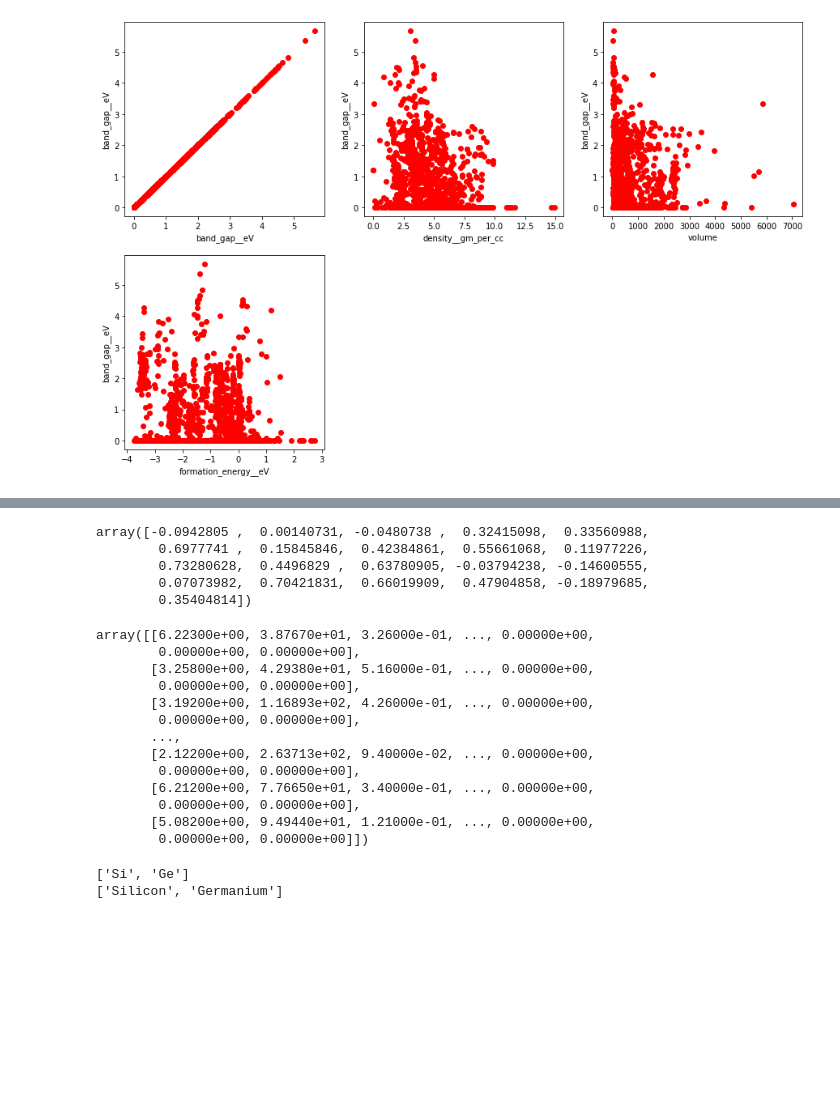
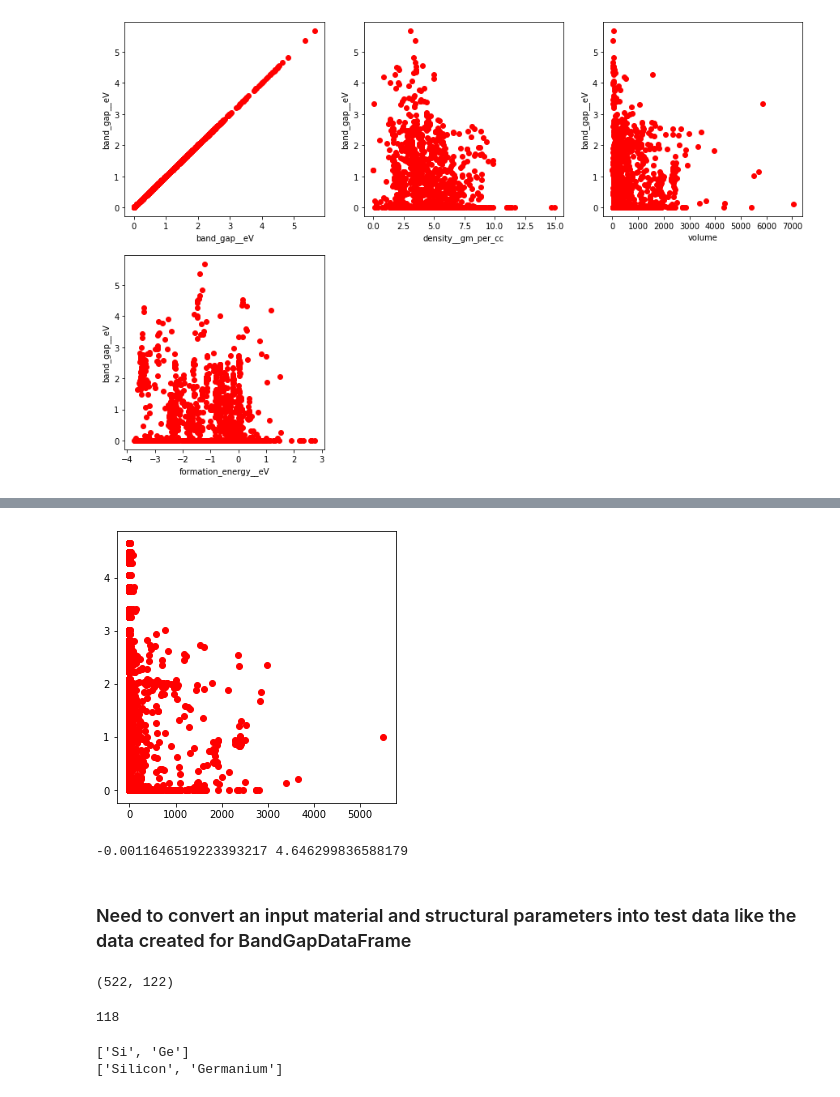
Before and after one commit to Exabyte-io/rewotes, a Jupyter notebook: emripka/ipynb/model_prototyping.ipynb, the cells around one changed output, grey strips where cells are left out. Drawn from its saved outputs; the diff is of its cells as text; code cells hidden in the pictures; blank space fills up the shorter version.

Commit message:
classes for user input conversion; general flow to predict bandgap in usage_prototyping.ipynb

```diff
--- a/emripka/ipynb/model_prototyping.ipynb
+++ b/emripka/ipynb/model_prototyping.ipynb
@@ -112,8 +126,8 @@ for idx, key in enumerate(non_element_keys):
 # %%
-X_keys = list(training_data_clean_df.keys())[2:]
-X = np.asarray(training_data_clean_df[X_keys])
+X_keys = list(dataframe.keys())[1:]
+X = np.asarray(dataframe[X_keys])
 #X = np.asarray(training_data_clean_df[["density__gm_per_cc","formation_energy__eV","volume"]])
-y = np.asarray(training_data_clean_df['band_gap__eV'])
+y = np.asarray(dataframe['band_gap__eV'])
 
 X_train, X_test, y_train, y_test = train_test_split(X, y, test_size=0.33, shuffle= True)
 # %%
@@ -177,27 +188,24 @@ Weights:  [-2.60421139e-01  6.48405785e-05 -7.19734539e-01  4.54134323e-02
-# %%
-predictions
-# %% [output]
-array([-0.0942805 ,  0.00140731, -0.0480738 ,  0.32415098,  0.33560988,
-        0.6977741 ,  0.15845846,  0.42384861,  0.55661068,  0.11977226,
-        0.73280628,  0.4496829 ,  0.63780905, -0.03794238, -0.14600555,
-        0.07073982,  0.70421831,  0.66019909,  0.47904858, -0.18979685,
-        0.35404814])
-# %%
-X_test
-# %% [output]
-array([[6.22300e+00, 3.87670e+01, 3.26000e-01, ..., 0.00000e+00,
-        0.00000e+00, 0.00000e+00],
-       [3.25800e+00, 4.29380e+01, 5.16000e-01, ..., 0.00000e+00,
-        0.00000e+00, 0.00000e+00],
-       [3.19200e+00, 1.16893e+02, 4.26000e-01, ..., 0.00000e+00,
-        0.00000e+00, 0.00000e+00],
-       ...,
-       [2.12200e+00, 2.63713e+02, 9.40000e-02, ..., 0.00000e+00,
-        0.00000e+00, 0.00000e+00],
-       [6.21200e+00, 7.76650e+01, 3.40000e-01, ..., 0.00000e+00,
-        0.00000e+00, 0.00000e+00],
-       [5.08200e+00, 9.49440e+01, 1.21000e-01, ..., 0.00000e+00,
-        0.00000e+00, 0.00000e+00]])
+# %%
+rcParams['figure.figsize'] = 5,5
+
+plt.plot(X_test, predictions, "ro")
+plt.show()
+# %% [output]
+[figure, added]
+# %%
+print(min(predictions),max(predictions))
+# %% [output]
+-0.0011646519223393217 4.646299836588179
+# %% [markdown]
+### Need to convert an input material and structural parameters into test data like the data created for BandGapDataFrame
+# %%
+np.shape(X_test)
+# %% [output]
+(522, 122)
+# %%
+len(symbols)
+# %% [output]
+118
 # %%
 sample = training_data[training_data_IDs[-1]]
 sample_atoms = list(sample["stoichiometry"].keys())
```
Also changed, not shown: parts of 6 cells of this notebook, 5 other files.
